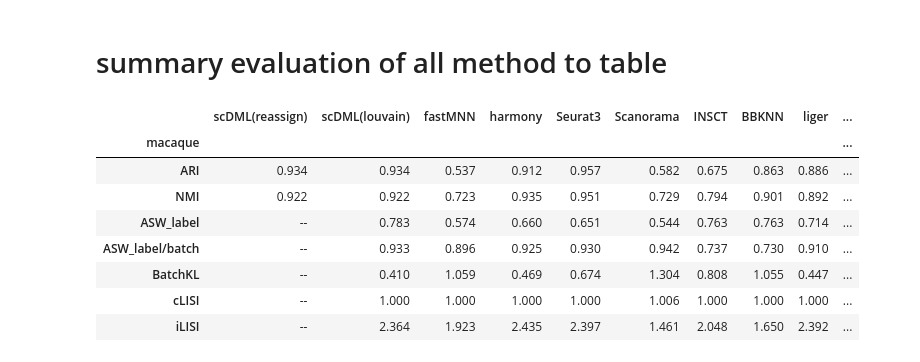
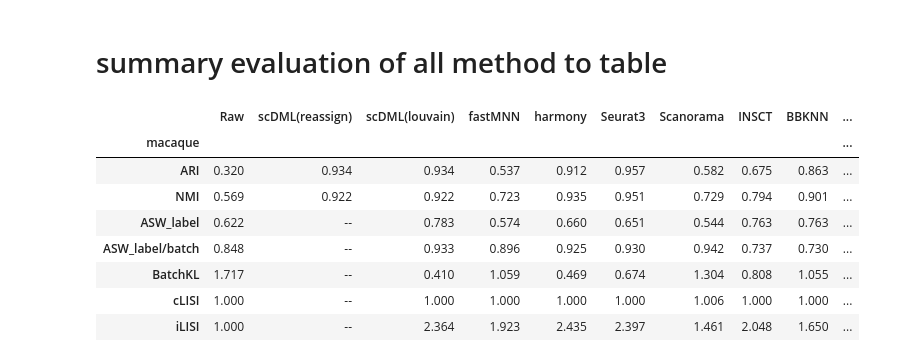
Before and after one commit to eleozzr/scDML_reproduce, a Jupyter notebook: Method_evaluation/macaque_evaluation.ipynb, the cells around one changed output. Saved outputs shown, nothing was run; the diff lists cells and outputs as text; code cells hidden in the pictures.

```diff
--- a/Method_evaluation/macaque_evaluation.ipynb
+++ b/Method_evaluation/macaque_evaluation.ipynb
@@ -801,34 +715,33 @@ iLISI                      2.348
 # %% [markdown]
 # summary evaluation of all method to  table
 # %%
-
-method_list=["scDML","fastMNN","harmony","Seurat3","Scanorama","INSCT","BBKNN","liger","BERMUDA","scVI","carDEC"]
+method_list=["Raw","scDML","fastMNN","harmony","Seurat3","Scanorama","INSCT","BBKNN","liger","BERMUDA","scVI","carDEC"]
 
 df_ls=[]
 for method in method_list:
     #print(method)
     if(method=="scDML" or method=="carDEC"):
         method_eva1=pd.read_csv(save_dir+method+"/"+dataset+"_"+method+"(reassign)_evaluation.csv",index_col=0)
         df_ls.append(method_eva1)
         method_eva2=pd.read_csv(save_dir+method+"/"+dataset+"_"+method+"(louvain)_evaluation.csv",index_col=0)
         df_ls.append(method_eva2)
     else:
         method_eva=pd.read_csv(save_dir+method+"/"+dataset+"_"+method+"_evaluation.csv",index_col=0)
         df_ls.append(method_eva)
 
 result = pd.concat(df_ls, join='outer', axis=1)
-result.columns=["scDML(reassign)","scDML(louvain)"]+method_list[1:-1]+["carDEC(reassign)","carDEC(louvain)"]
+result.columns=["Raw","scDML(reassign)","scDML(louvain)"]+method_list[2:-1]+["carDEC(reassign)","carDEC(louvain)"]
 result.index.name=dataset ## add title for column names
 #result=result.round(3) ## only save 3 precision of float
 result.to_csv(save_dir+dataset+"_evaluation.csv")
 result
 # %% [output]
-|  | scDML(reassign) | scDML(louvain) | fastMNN | harmony | Seurat3 | Scanorama | INSCT | BBKNN | liger | ... |
+|  | Raw | scDML(reassign) | scDML(louvain) | fastMNN | harmony | Seurat3 | Scanorama | INSCT | BBKNN | ... |
 | macaque |  |  |  |  |  |  |  |  |  | ... |
-| ARI | 0.934 | 0.934 | 0.537 | 0.912 | 0.957 | 0.582 | 0.675 | 0.863 | 0.886 | ... |
-| NMI | 0.922 | 0.922 | 0.723 | 0.935 | 0.951 | 0.729 | 0.794 | 0.901 | 0.892 | ... |
-| ASW_label | -- | 0.783 | 0.574 | 0.660 | 0.651 | 0.544 | 0.763 | 0.763 | 0.714 | ... |
-| ASW_label/batch | -- | 0.933 | 0.896 | 0.925 | 0.930 | 0.942 | 0.737 | 0.730 | 0.910 | ... |
-| BatchKL | -- | 0.410 | 1.059 | 0.469 | 0.674 | 1.304 | 0.808 | 1.055 | 0.447 | ... |
-| cLISI | -- | 1.000 | 1.000 | 1.000 | 1.000 | 1.006 | 1.000 | 1.000 | 1.000 | ... |
-| iLISI | -- | 2.364 | 1.923 | 2.435 | 2.397 | 1.461 | 2.048 | 1.650 | 2.392 | ... |
+| ARI | 0.320 | 0.934 | 0.934 | 0.537 | 0.912 | 0.957 | 0.582 | 0.675 | 0.863 | ... |
+| NMI | 0.569 | 0.922 | 0.922 | 0.723 | 0.935 | 0.951 | 0.729 | 0.794 | 0.901 | ... |
+| ASW_label | 0.622 | -- | 0.783 | 0.574 | 0.660 | 0.651 | 0.544 | 0.763 | 0.763 | ... |
+| ASW_label/batch | 0.848 | -- | 0.933 | 0.896 | 0.925 | 0.930 | 0.942 | 0.737 | 0.730 | ... |
+| BatchKL | 1.717 | -- | 0.410 | 1.059 | 0.469 | 0.674 | 1.304 | 0.808 | 1.055 | ... |
+| cLISI | 1.000 | -- | 1.000 | 1.000 | 1.000 | 1.000 | 1.006 | 1.000 | 1.000 | ... |
+| iLISI | 1.000 | -- | 2.364 | 1.923 | 2.435 | 2.397 | 1.461 | 2.048 | 1.650 | ... |
```
Also changed, not shown: parts of 8 cells of this notebook, 14 other files.
